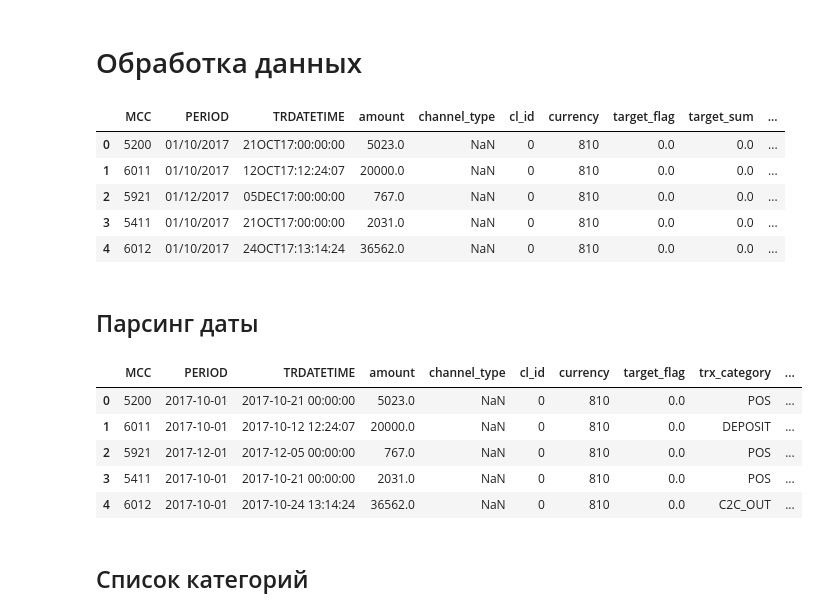
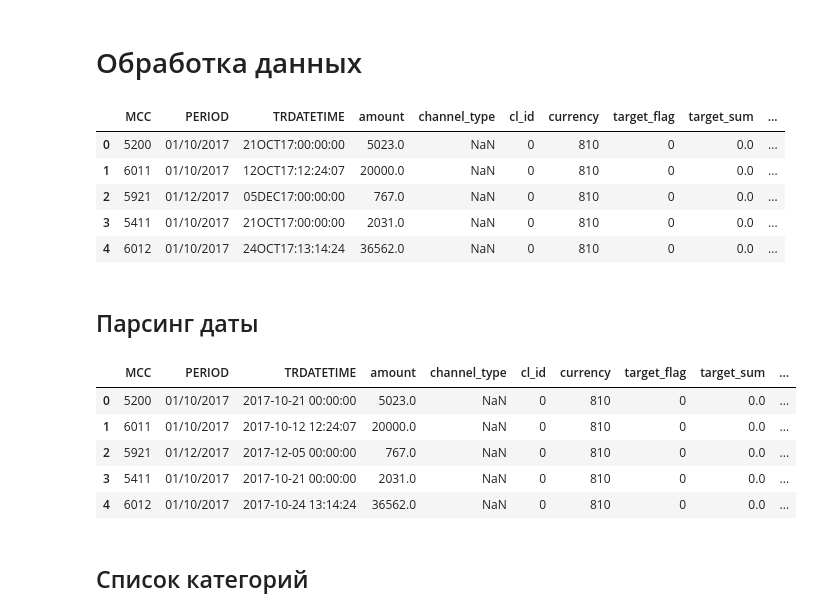
Before and after one commit to dkanunnikov/netology, a Jupyter notebook: DZ3.3_decomposition/decomposition.ipynb, the cells around one changed output. Cells and saved outputs as stored; diff of their text form; code cells hidden in the pictures.

```diff
--- a/DZ3.3_decomposition/decomposition.ipynb
+++ b/DZ3.3_decomposition/decomposition.ipynb
@@ -74,38 +65,39 @@ def calc_auc(y, y_pred, plot_label='', prin=True):
 # %% [markdown]
 # Обработка данных
 # %%
-train_df = pd.read_csv('train.csv')
+train_full_df = pd.read_csv('train.csv')
 test_df = pd.read_csv('test.csv')
+train_full_df = pd.concat([train_full_df, test_df])
+
+train_full_df['target_flag'].fillna('0', inplace=True)
+train_full_df['target_flag'] = train_full_df['target_flag'].astype(int)
 # %%
-train_full_df = pd.concat([train_df, test_df])
 train_full_df.head(5)
 # %% [output]
 |  | MCC | PERIOD | TRDATETIME | amount | channel_type | cl_id | currency | target_flag | target_sum | ... |
-| 0 | 5200 | 01/10/2017 | 21OCT17:00:00:00 | 5023.0 | NaN | 0 | 810 | 0.0 | 0.0 | ... |
-| 1 | 6011 | 01/10/2017 | 12OCT17:12:24:07 | 20000.0 | NaN | 0 | 810 | 0.0 | 0.0 | ... |
-| 2 | 5921 | 01/12/2017 | 05DEC17:00:00:00 | 767.0 | NaN | 0 | 810 | 0.0 | 0.0 | ... |
-| 3 | 5411 | 01/10/2017 | 21OCT17:00:00:00 | 2031.0 | NaN | 0 | 810 | 0.0 | 0.0 | ... |
-| 4 | 6012 | 01/10/2017 | 24OCT17:13:14:24 | 36562.0 | NaN | 0 | 810 | 0.0 | 0.0 | ... |
+| 0 | 5200 | 01/10/2017 | 21OCT17:00:00:00 | 5023.0 | NaN | 0 | 810 | 0 | 0.0 | ... |
+| 1 | 6011 | 01/10/2017 | 12OCT17:12:24:07 | 20000.0 | NaN | 0 | 810 | 0 | 0.0 | ... |
+| 2 | 5921 | 01/12/2017 | 05DEC17:00:00:00 | 767.0 | NaN | 0 | 810 | 0 | 0.0 | ... |
+| 3 | 5411 | 01/10/2017 | 21OCT17:00:00:00 | 2031.0 | NaN | 0 | 810 | 0 | 0.0 | ... |
+| 4 | 6012 | 01/10/2017 | 24OCT17:13:14:24 | 36562.0 | NaN | 0 | 810 | 0 | 0.0 | ... |
 # %% [markdown]
 ## Парсинг даты
 # %%
-train_full_df.drop('target_sum', axis=1, inplace=True)
-
 #Обработка даты
-train_full_df.PERIOD = pd.to_datetime(train_full_df.PERIOD, format='%d/%m/%Y')
+#train_full_df.PERIOD = pd.to_datetime(train_full_df.PERIOD, format='%d/%m/%Y')
 train_full_df.TRDATETIME = pd.to_datetime(train_full_df.TRDATETIME, format='%d%b%y:%H:%M:%S')
 train_full_df['Day'] = train_full_df.TRDATETIME.dt.weekday  # Weekday as a decimal number, where 0 is Sunday and 6 is Saturday.
 train_full_df['Weekend'] = train_full_df.Day.isin({'6', '0'}).map({False: '0', True: '1'})  # Выходные
 train_full_df['Month'] = train_full_df.TRDATETIME.dt.month  # Month as a decimal number. (Platform specific)
 train_full_df['Hour'] = train_full_df.TRDATETIME.dt.hour  # Hour (24-hour clock) as a decimal number. (Platform specific)
 train_full_df.head()
 # %% [output]
-|  | MCC | PERIOD | TRDATETIME | amount | channel_type | cl_id | currency | target_flag | trx_category | ... |
-| 0 | 5200 | 2017-10-01 | 2017-10-21 00:00:00 | 5023.0 | NaN | 0 | 810 | 0.0 | POS | ... |
-| 1 | 6011 | 2017-10-01 | 2017-10-12 12:24:07 | 20000.0 | NaN | 0 | 810 | 0.0 | DEPOSIT | ... |
-| 2 | 5921 | 2017-12-01 | 2017-12-05 00:00:00 | 767.0 | NaN | 0 | 810 | 0.0 | POS | ... |
-| 3 | 5411 | 2017-10-01 | 2017-10-21 00:00:00 | 2031.0 | NaN | 0 | 810 | 0.0 | POS | ... |
-| 4 | 6012 | 2017-10-01 | 2017-10-24 13:14:24 | 36562.0 | NaN | 0 | 810 | 0.0 | C2C_OUT | ... |
+|  | MCC | PERIOD | TRDATETIME | amount | channel_type | cl_id | currency | target_flag | target_sum | ... |
+| 0 | 5200 | 01/10/2017 | 2017-10-21 00:00:00 | 5023.0 | NaN | 0 | 810 | 0 | 0.0 | ... |
+| 1 | 6011 | 01/10/2017 | 2017-10-12 12:24:07 | 20000.0 | NaN | 0 | 810 | 0 | 0.0 | ... |
+| 2 | 5921 | 01/12/2017 | 2017-12-05 00:00:00 | 767.0 | NaN | 0 | 810 | 0 | 0.0 | ... |
+| 3 | 5411 | 01/10/2017 | 2017-10-21 00:00:00 | 2031.0 | NaN | 0 | 810 | 0 | 0.0 | ... |
+| 4 | 6012 | 01/10/2017 | 2017-10-24 13:14:24 | 36562.0 | NaN | 0 | 810 | 0 | 0.0 | ... |
 # %% [markdown]
 ## Список категорий
 # %% [raw]
```
Also changed, not shown: parts of 33 cells of this notebook.
